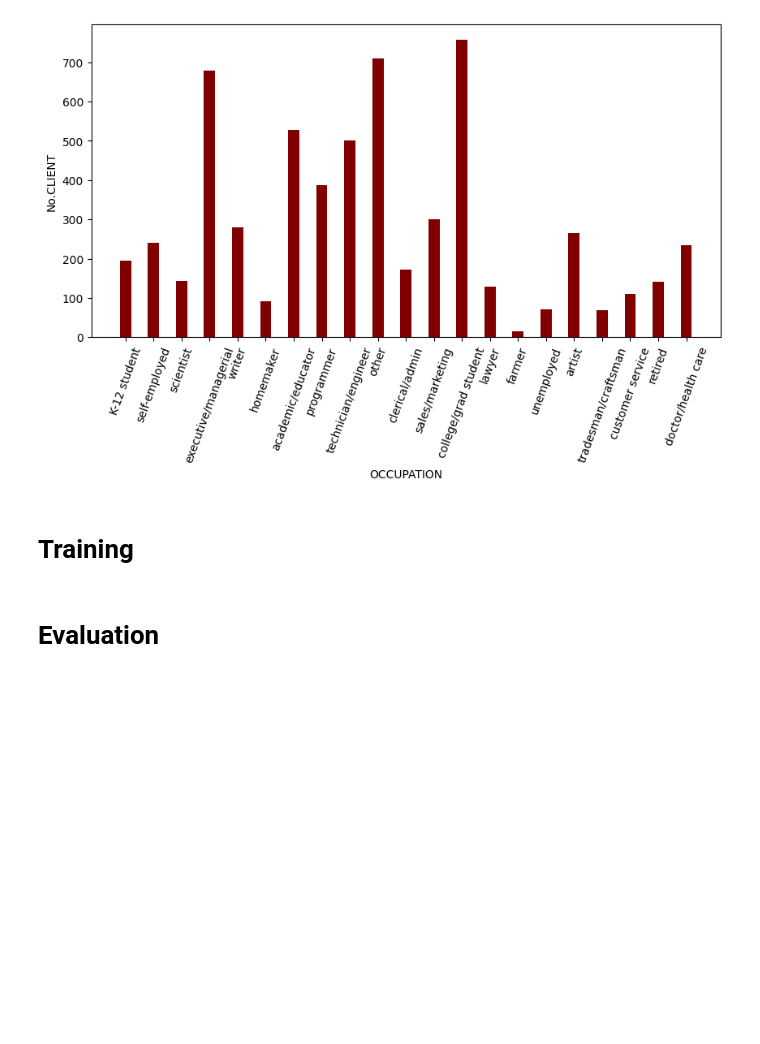
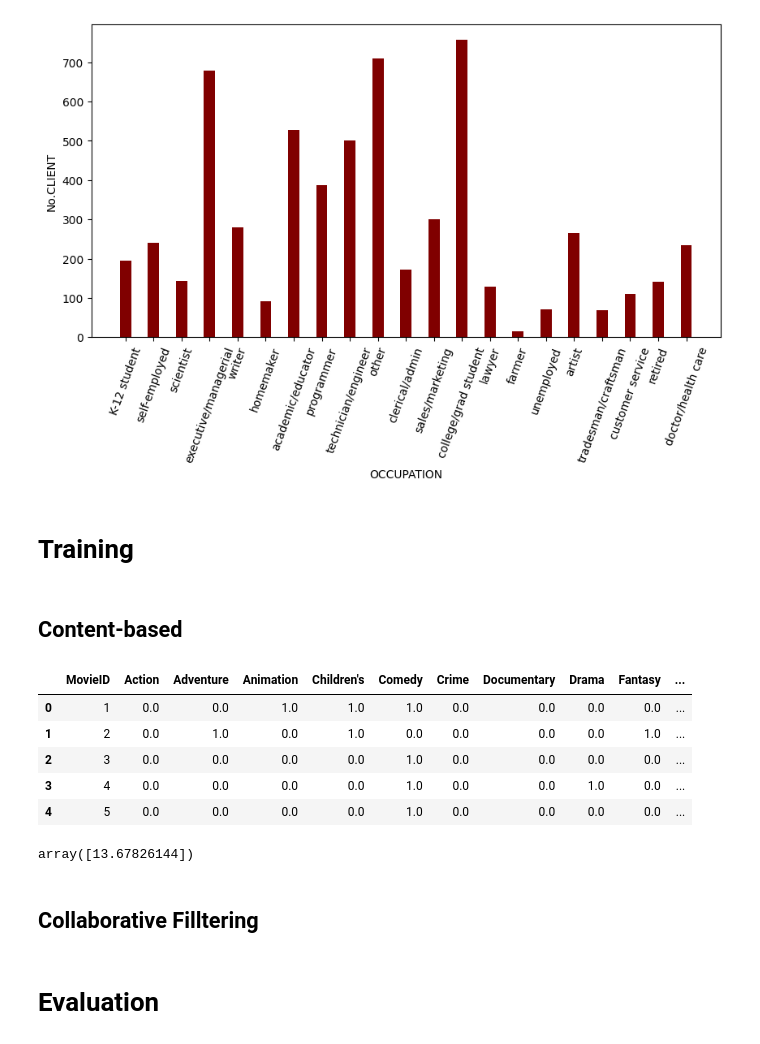
Before and after one commit to MinLee0210/RecommenderSystem, a Jupyter notebook: index.ipynb, the cells around one changed output. Drawn from its saved outputs; the diff is of its cells as text; code cells hidden in the pictures; blank space fills up the shorter version.

Commit message:
Update Content-based RecSys in index.ipynb

```diff
--- a/index.ipynb
+++ b/index.ipynb
@@ -42,7 +42,7 @@ occupation = {
 	20:  "writer"
 }
 # %%
-genre = ['Action', 'Adventure', 'Animation', 'Children', 'Comedy', 'Crime',
+genre = ['Action', 'Adventure', 'Animation', 'Children\'s', 'Comedy', 'Crime',
 	    'Documentary', 'Drama', 'Fantasy', 'Film-Noir', 'Horror', 'Musical',
 	    'Mystery', 'Romance', 'Sci-Fi', 'Thriller', 'War', 'Western']
 # %%
@@ -135,5 +141,61 @@ Text(0, 0.5, 'No.CLIENT')
 [figure]
 # %% [markdown]
 # Training
+# %% [markdown]
+## Content-based
+# %%
+from sklearn.model_selection import train_test_split
+
+class Dataset():
+    def __init__(self, movies:pd.DataFrame, ratings:pd.DataFrame, users:pd.DataFrame, genre:list=genre):
+        self.movies = movies
+        self.ratings = ratings
+        self.users = users
+        self.genre = genre
+
+        self.genre_index_by_name =  {name:i for i, name in enumerate(genre)}
+        self.movie_index_by_id = {id: i for i, id in enumerate(movies["MovieID"])}
+
+        self.movie_features = np.zeros((len(self.movies.MovieID), len(self.genre)))
+    def one_hot_genre_film(self):
+        for i, movie_genres in enumerate(movies["Genres"]):
+            for genre in movie_genres.split("|"):
+                genre_index = self.genre_index_by_name[genre]
+                self.movie_features[i, genre_index] = 1
+        self.movie_features = pd.DataFrame(data=self.movie_features, columns=self.genre)
+        self.movie_features.insert(loc=0, column='MovieID', value=self.movies.MovieID)
+        return self.movie_features
+
+    def call(self):
+        observation =
+# %%
+dataset = Dataset(movies, ratings, users, genre)
+movie_one_hot = dataset.one_hot_genre_film()
+# %%
+df = pd.DataFrame(data=movie_one_hot, columns=genre)
+df.insert(loc=0, column='MovieID', value=movies.MovieID)
+df.head()
+# %% [output]
+|  | MovieID | Action | Adventure | Animation | Children's | Comedy | Crime | Documentary | Drama | Fantasy | ... |
+| 0 | 1 | 0.0 | 0.0 | 1.0 | 1.0 | 1.0 | 0.0 | 0.0 | 0.0 | 0.0 | ... |
+| 1 | 2 | 0.0 | 1.0 | 0.0 | 1.0 | 0.0 | 0.0 | 0.0 | 0.0 | 1.0 | ... |
+| 2 | 3 | 0.0 | 0.0 | 0.0 | 0.0 | 1.0 | 0.0 | 0.0 | 0.0 | 0.0 | ... |
+| 3 | 4 | 0.0 | 0.0 | 0.0 | 0.0 | 1.0 | 0.0 | 0.0 | 1.0 | 0.0 | ... |
+| 4 | 5 | 0.0 | 0.0 | 0.0 | 0.0 | 1.0 | 0.0 | 0.0 | 0.0 | 0.0 | ... |
+# %%
+# Chọn tất cả các phim liên quan đến user đó
+id = 1
+user_id_movie = ratings[ratings.UserID == id].MovieID
+movie_genres = df.loc[set(df.MovieID.values) & set(user_id_movie.values)]
+movie_genres = movie_genres.drop(['MovieID'], axis=1)
+movie_ratings = ratings[ratings.UserID == id].Rating
+
+model = LinearRegression().fit(movie_genres, movie_ratings)
+
+model.predict(np.random.randint(1, 5, (1, 18)))
+# %% [output]
+array([13.67826144])
+# %% [markdown]
+## Collaborative Filltering
 # %% [markdown]
 # Evaluation
```
Also changed, not shown: parts of 2 cells of this notebook, 1 other file.
